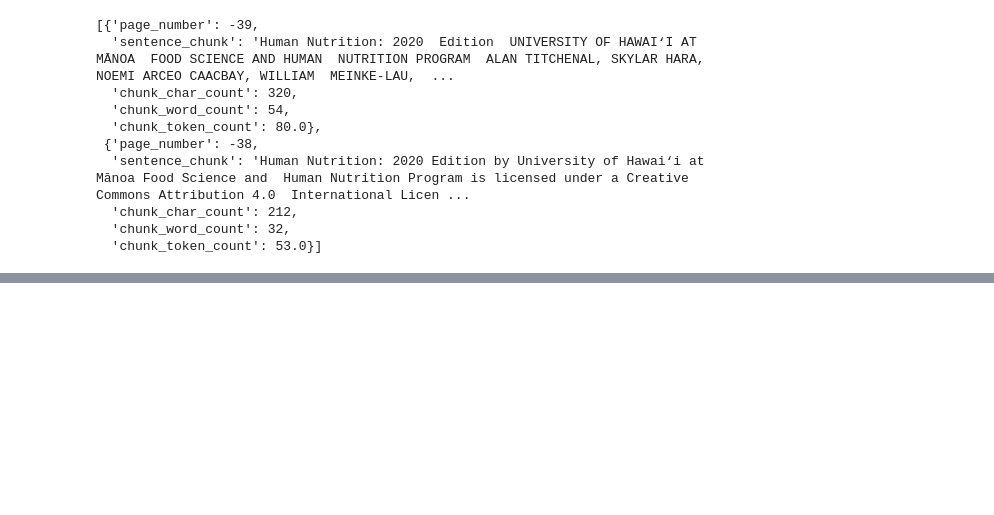
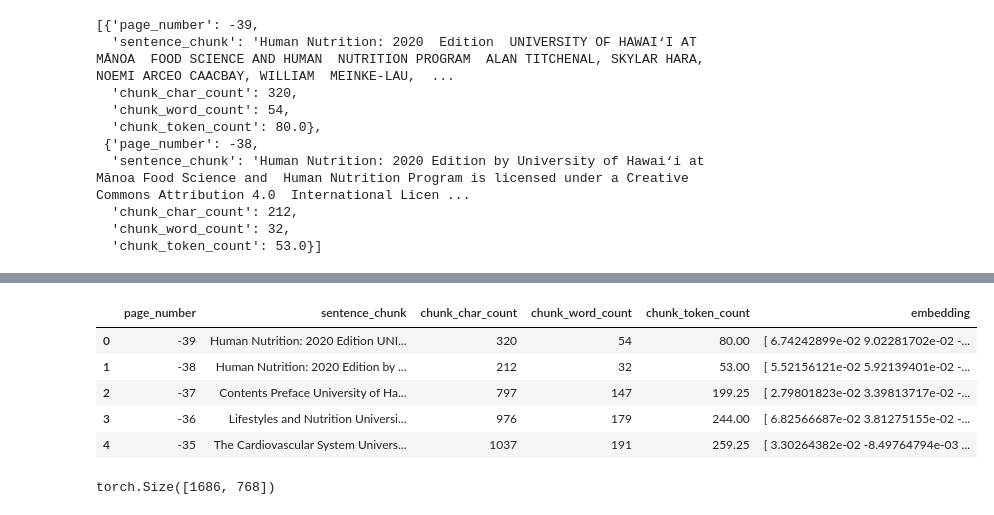
Before and after one commit to pranzalkhadka/RAG_from_scratch, a Jupyter notebook: rag.ipynb, the cells around one changed output, grey strips where cells are left out. Drawn from its saved outputs; the diff is of its cells as text; code cells hidden in the pictures; blank space fills up the shorter version.

Commit message:
Create embeddings

```diff
--- a/rag.ipynb
+++ b/rag.ipynb
@@ -319,0 +354,36 @@ random.sample(pages_and_chunks_over_min_token_len, k =1)
+# %%
+# Save embeddings to file
+text_chunks_and_embeddings_df = pd.DataFrame(pages_and_chunks_over_min_token_len)
+embeddings_df_save_path = "text_chunks_and_embeddings_df.csv"
+text_chunks_and_embeddings_df.to_csv(embeddings_df_save_path, index=False)
+# %%
+# Import saved csv file containing the embeddings
+text_chunks_and_embedding_df_load = pd.read_csv(embeddings_df_save_path)
+text_chunks_and_embedding_df_load.head()
+# %% [output]
+|  | page_number | sentence_chunk | chunk_char_count | chunk_word_count | chunk_token_count | embedding |
+| 0 | -39 | Human Nutrition: 2020 Edition UNI... | 320 | 54 | 80.00 | [ 6.74242899e-02 9.02281702e-02 -... |
+| 1 | -38 | Human Nutrition: 2020 Edition by ... | 212 | 32 | 53.00 | [ 5.52156121e-02 5.92139401e-02 -... |
+| 2 | -37 | Contents Preface University of Ha... | 797 | 147 | 199.25 | [ 2.79801823e-02 3.39813717e-02 -... |
+| 3 | -36 | Lifestyles and Nutrition Universi... | 976 | 179 | 244.00 | [ 6.82566687e-02 3.81275155e-02 -... |
+| 4 | -35 | The Cardiovascular System Univers... | 1037 | 191 | 259.25 | [ 3.30264382e-02 -8.49764794e-03 ... |
+# %%
+import torch
+import numpy as np
+
+device = "cuda" if torch.cuda.is_available() else "cpu"
+
+# Import texts and embedding df
+text_chunks_and_embedding_df = pd.read_csv("text_chunks_and_embeddings_df.csv")
+
+# Convert embedding column back to np.array
+text_chunks_and_embedding_df["embedding"] = text_chunks_and_embedding_df["embedding"].apply(lambda x: np.fromstring(x.strip("[]"), sep=" "))
+
+# Convert texts and embedding df to list of dicts
+pages_and_chunks = text_chunks_and_embedding_df.to_dict(orient="records")
+
+# Convert embeddings to torch tensor
+embeddings = torch.tensor(np.array(text_chunks_and_embedding_df["embedding"].tolist()), dtype=torch.float32).to(device)
+embeddings.shape
+# %% [output]
+torch.Size([1686, 768])
```
Also changed, not shown: parts of 24 cells of this notebook, 3 other files.
